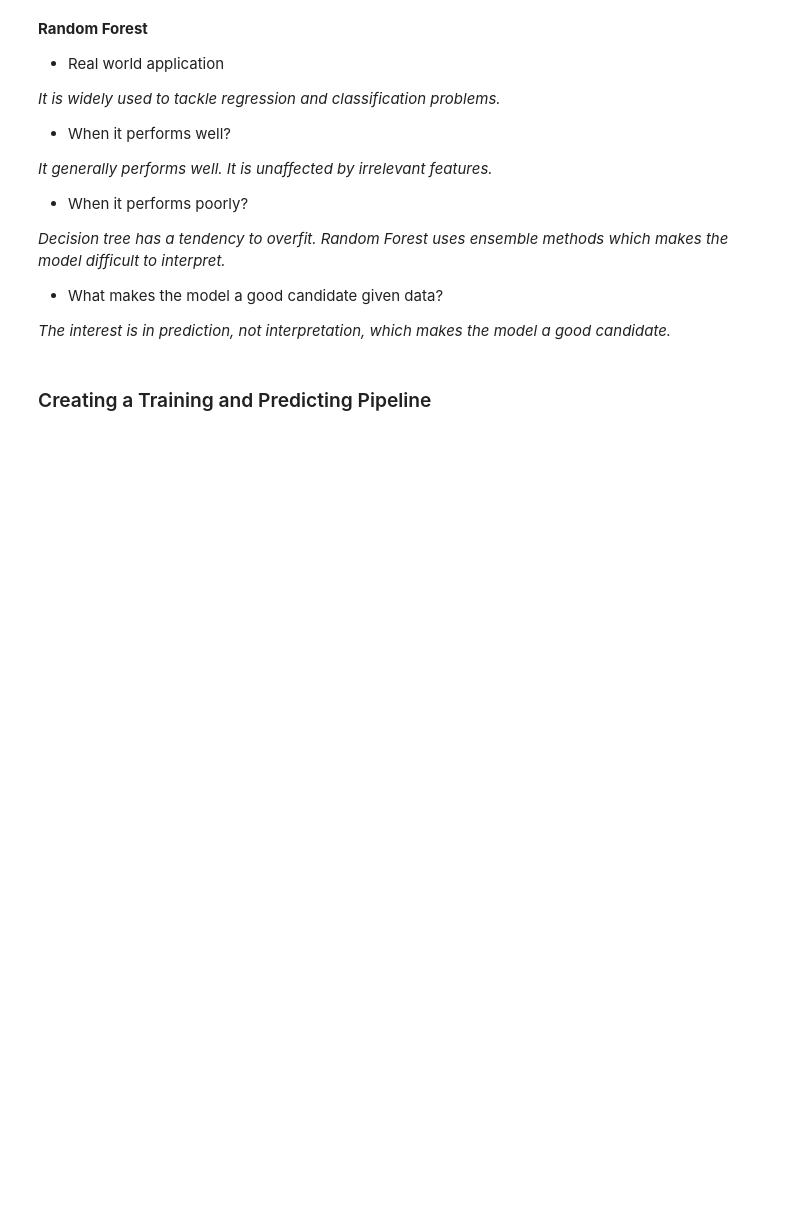
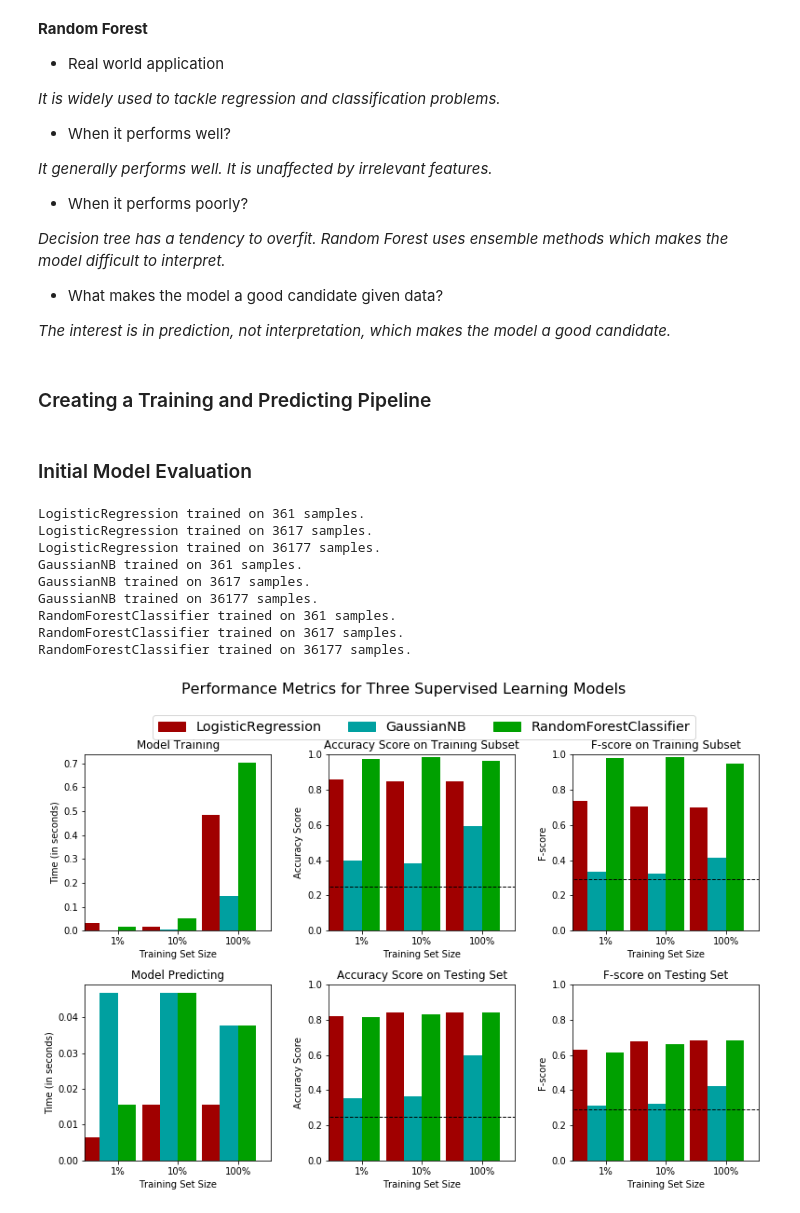
Before and after one commit to vicksam/finding-donors, a Jupyter notebook: finding-donors.ipynb, the cells around one changed output. Saved outputs shown, nothing was run; the diff lists cells and outputs as text; code cells hidden in the pictures; blank space fills up the shorter version.

Commit message:
Evaluate initial model

```diff
--- a/finding-donors.ipynb
+++ b/finding-donors.ipynb
@@ -306,3 +306,43 @@ def train_predict(learner, sample_size, X_train, y_train, X_test, y_test):
 
     # Return the results
     return results
+# %% [markdown]
+### Initial Model Evaluation
+# %%
+# Import the three supervised learning models from sklearn
+from sklearn.ensemble import RandomForestClassifier
+from sklearn.naive_bayes import GaussianNB
+from sklearn.linear_model import LogisticRegression
+
+# Initialize the three models
+clf_A = LogisticRegression()
+clf_B = GaussianNB()
+clf_C = RandomForestClassifier()
+
+# Calculate the number of samples for 1%, 10%, and 100% of the training data
+samples_100 = len(y_train)
+samples_10 = int(len(y_train) * 0.1)
+samples_1 = int(len(y_train) * 0.01)
+
+# Collect results on the learners
+results = {}
+for clf in [clf_A, clf_B, clf_C]:
+    clf_name = clf.__class__.__name__
+    results[clf_name] = {}
+    for i, samples in enumerate([samples_1, samples_10, samples_100]):
+        results[clf_name][i] = \
+        train_predict(clf, samples, X_train, y_train, X_test, y_test)
+
+# Run metrics visualization for the three supervised learning models chosen
+vs.evaluate(results, accuracy, fscore)
+# %% [output]
+LogisticRegression trained on 361 samples.
+LogisticRegression trained on 3617 samples.
+LogisticRegression trained on 36177 samples.
+GaussianNB trained on 361 samples.
+GaussianNB trained on 3617 samples.
+GaussianNB trained on 36177 samples.
+RandomForestClassifier trained on 361 samples.
+RandomForestClassifier trained on 3617 samples.
+RandomForestClassifier trained on 36177 samples.
+[figure, added]
```
Also changed, not shown: parts of 1 cell of this notebook.
